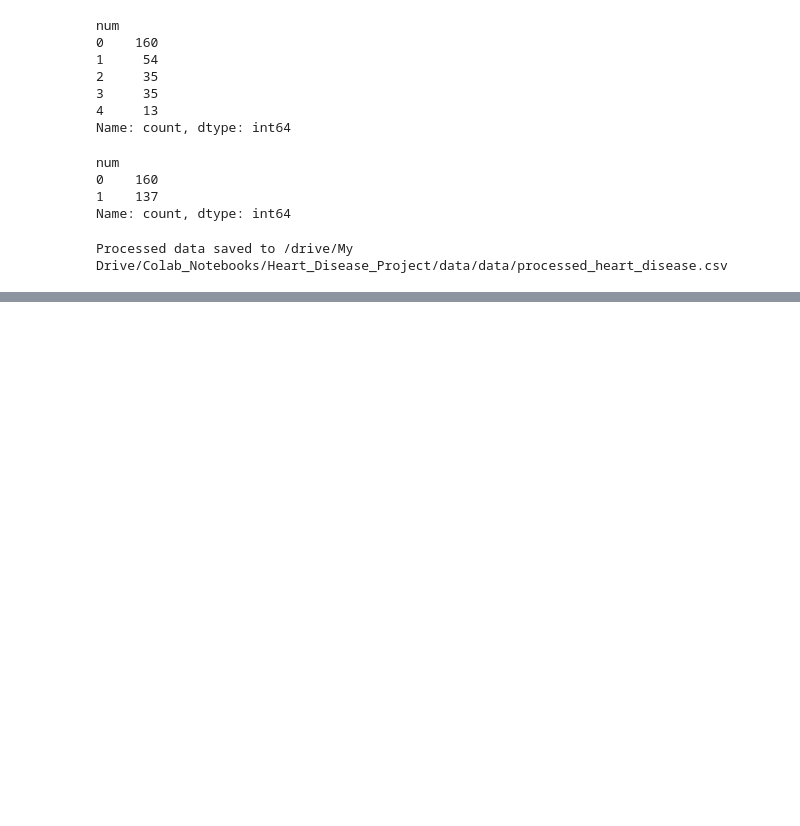
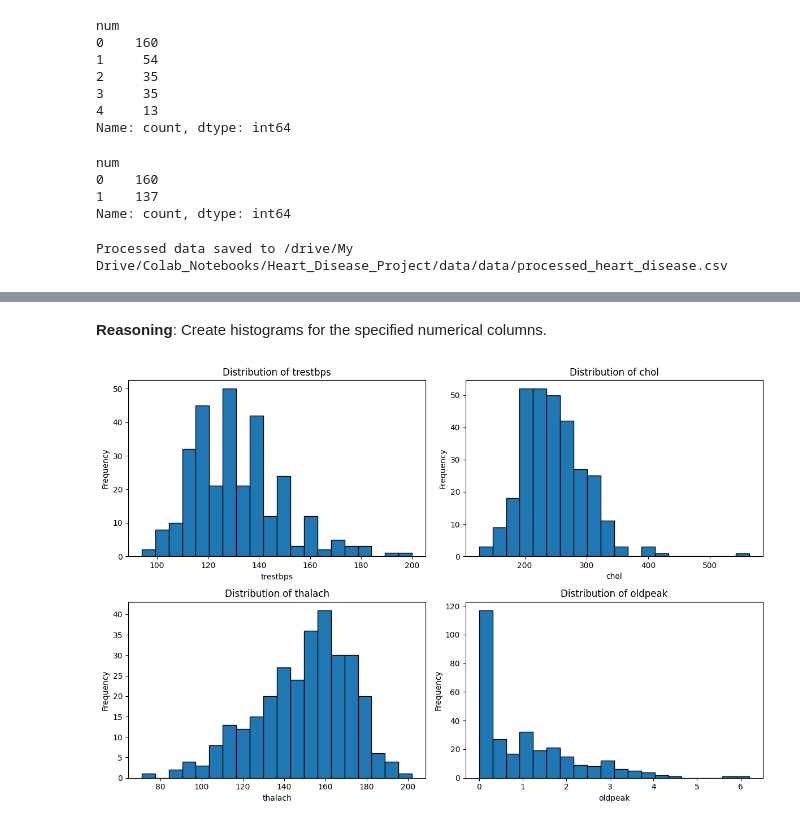
Before and after one commit to Abdelrahman22a/Heart_Disease_Project, a Jupyter notebook: note_books/01_data_preprocessing.ipynb, the cells around one changed output, grey strips where cells are left out. Saved outputs shown, nothing was run; the diff lists cells and outputs as text; code cells hidden in the pictures; blank space fills up the shorter version.

```diff
--- a/note_books/01_data_preprocessing.ipynb
+++ b/note_books/01_data_preprocessing.ipynb
@@ -169,0 +208,27 @@ Processed data saved to /drive/My Drive/Colab_Notebooks/Heart_Disease_Project/da
+# %% [markdown]
+**Reasoning**:
+Create histograms for the specified numerical columns.
+# %%
+numerical_cols = ['trestbps', 'chol', 'thalach', 'oldpeak']
+
+n_cols = 2 # Adjust as needed
+n_rows = (len(numerical_cols) + n_cols - 1) // n_cols
+
+fig, axes = plt.subplots(n_rows, n_cols, figsize=(6 * n_cols, 4 * n_rows))
+axes = axes.flatten()
+
+for i, col in enumerate(numerical_cols):
+    axes[i].hist(df[col], bins=20, edgecolor='black') # Added edgecolor for borders
+    axes[i].set_title(f'Distribution of {col}')
+    axes[i].set_xlabel(col)
+    axes[i].set_ylabel('Frequency')
+
+# Remove any unused subplots
+for j in range(i + 1, len(axes)):
+    fig.delaxes(axes[j])
+
+
+plt.tight_layout()
+plt.show()
+# %% [output]
+[figure, added]
```
Also changed, not shown: parts of 10 cells of this notebook.
